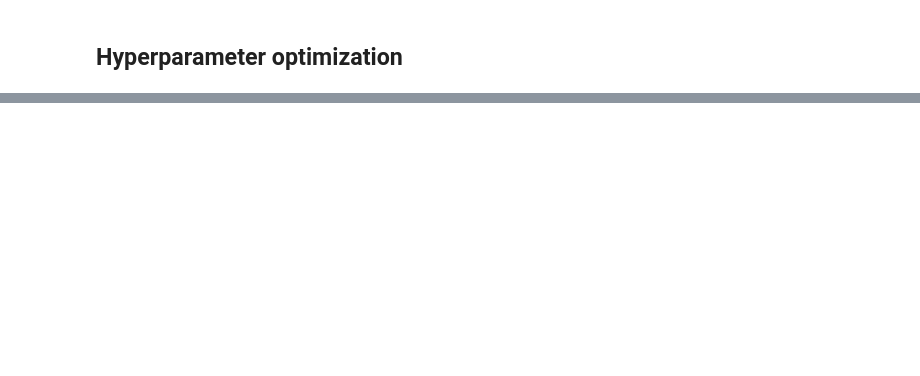
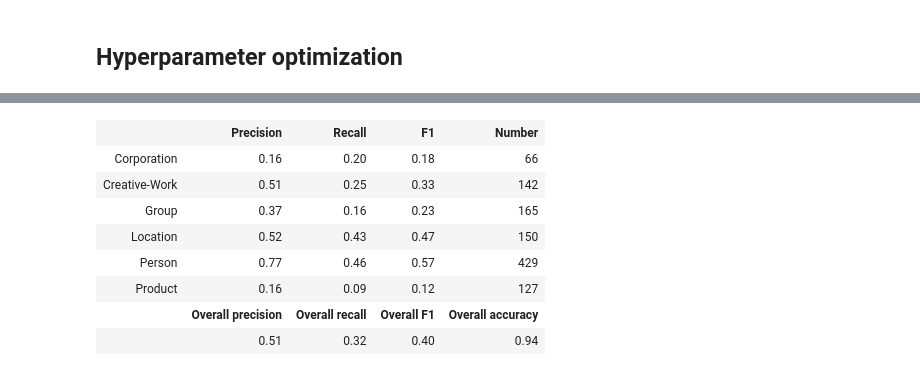
Before and after one commit to rubenahrens/finetuning-BERT, a Jupyter notebook: txtmin_a2.ipynb, the cells around one changed output, grey strips where cells are left out. Saved outputs shown, nothing was run; the diff lists cells and outputs as text; code cells hidden in the pictures; blank space fills up the shorter version.

```diff
--- a/txtmin_a2.ipynb
+++ b/txtmin_a2.ipynb
@@ -400,0 +420,16 @@ print(best_trials)
+# %%
+trainer = Trainer(
+    model=model,
+    args=training_args,
+    train_dataset=tokenized_datasets["train"],
+    eval_dataset=tokenized_datasets["validation"],
+    data_collator=data_collator,
+    compute_metrics=compute_metrics,
+    tokenizer=tokenizer,
+)
+
+for n, v in best_run.hyperparameters.items():
+    setattr(trainer.args, n, v)
+
+trainer.train()
+trainer.push_to_hub(commit_message="Training complete")
@@ -400,0 +442,16 @@ print(best_trials)
+# %%
+predictions = trainer.predict(tokenized_datasets["test"])
+eval_preds = predictions.predictions, predictions.label_ids
+all_metrics = compute_all_metrics(eval_preds)
+write_tex_table(all_metrics, 'bert-finetuned-ner_optuna.txt')
+print_fancy_table(all_metrics)
+# %% [output]
+|  | Precision | Recall | F1 | Number |
+| Corporation | 0.16 | 0.20 | 0.18 | 66 |
+| Creative-Work | 0.51 | 0.25 | 0.33 | 142 |
+| Group | 0.37 | 0.16 | 0.23 | 165 |
+| Location | 0.52 | 0.43 | 0.47 | 150 |
+| Person | 0.77 | 0.46 | 0.57 | 429 |
+| Product | 0.16 | 0.09 | 0.12 | 127 |
+|  | Overall precision | Overall recall | Overall F1 | Overall accuracy |
+|  | 0.51 | 0.32 | 0.40 | 0.94 |
```
Also changed, not shown: parts of 15 cells of this notebook, 2 other files.
